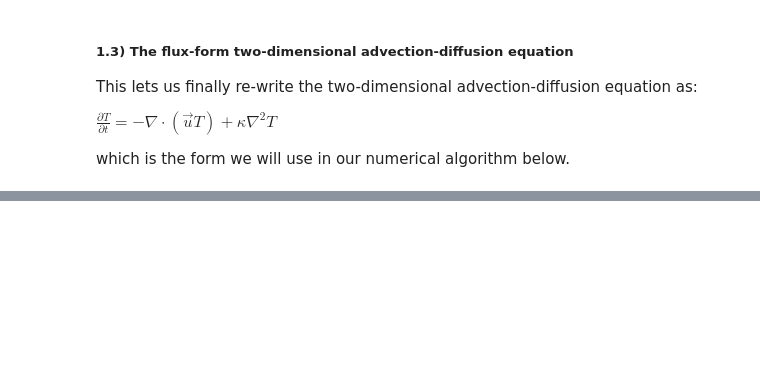
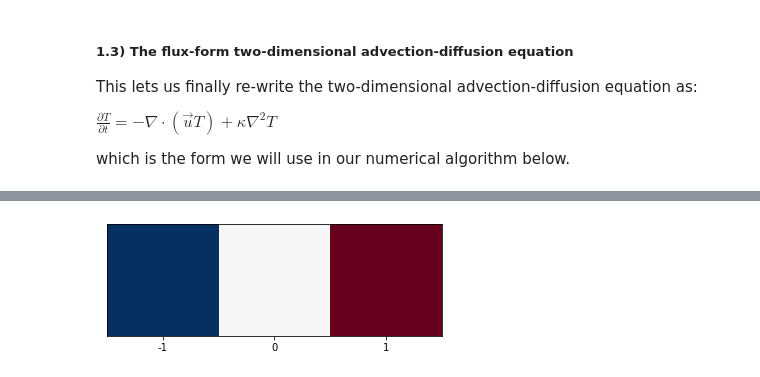
Before and after one commit to t3bol90/personal_blog, a Jupyter notebook: _notebooks/2020-12-02-heat-transport.ipynb, the cells around one changed output, grey strips where cells are left out. Drawn from its saved outputs; the diff is of its cells as text; code cells hidden in the pictures; blank space fills up the shorter version.

```diff
--- a/_notebooks/2020-12-02-heat-transport.ipynb
+++ b/_notebooks/2020-12-02-heat-transport.ipynb
@@ -136,0 +97,6 @@ NameError: name 'U' is not defined
+# %%
+plt.imshow([[-1,0,1]], cmap=plt.cm.RdBu_r)
+plt.xticks([0,1,2], labels=[-1,0,1]);
+plt.yticks([]);
+# %% [output]
+[figure, added]
```
Also changed, not shown: parts of 65 cells of this notebook.
